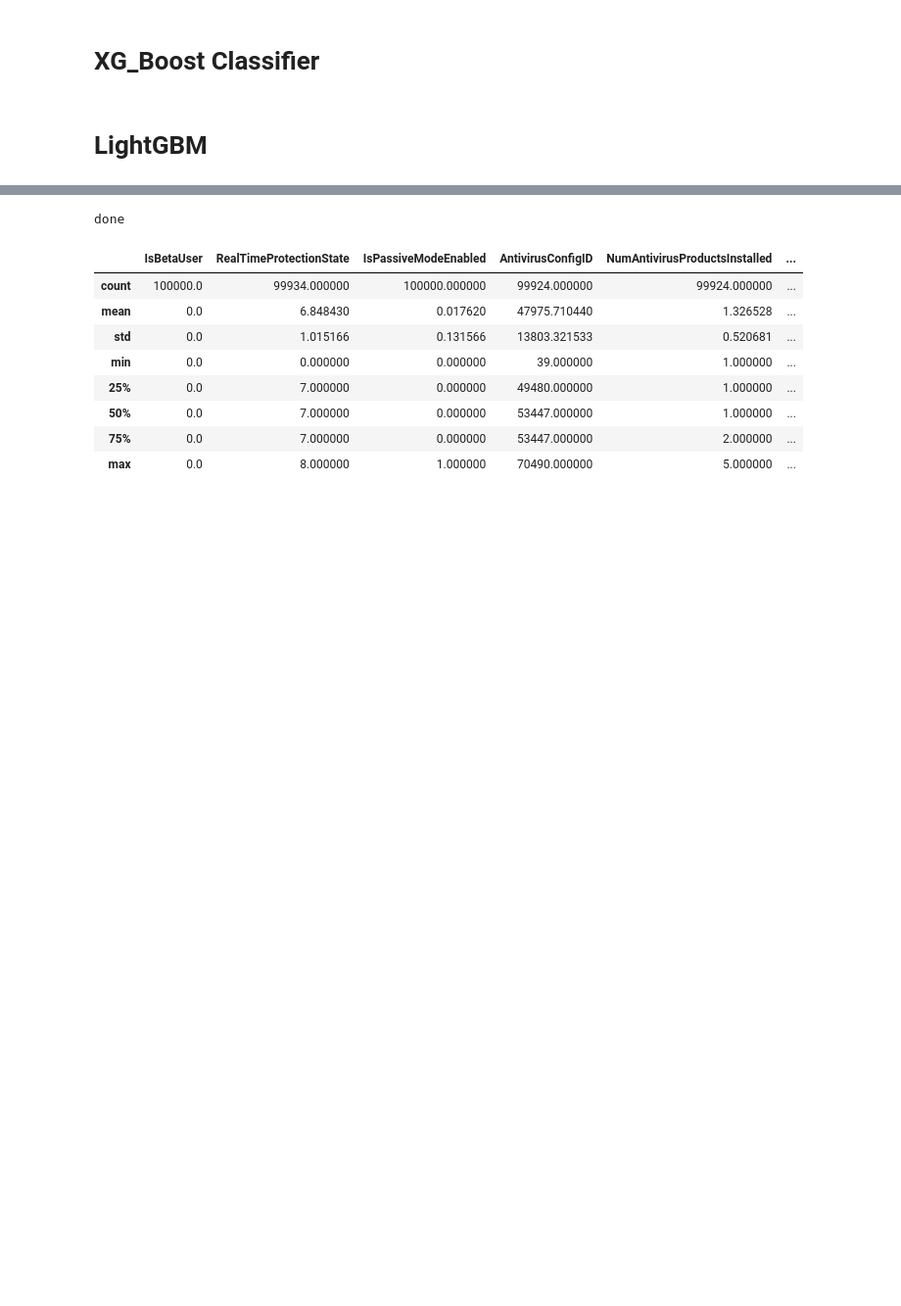
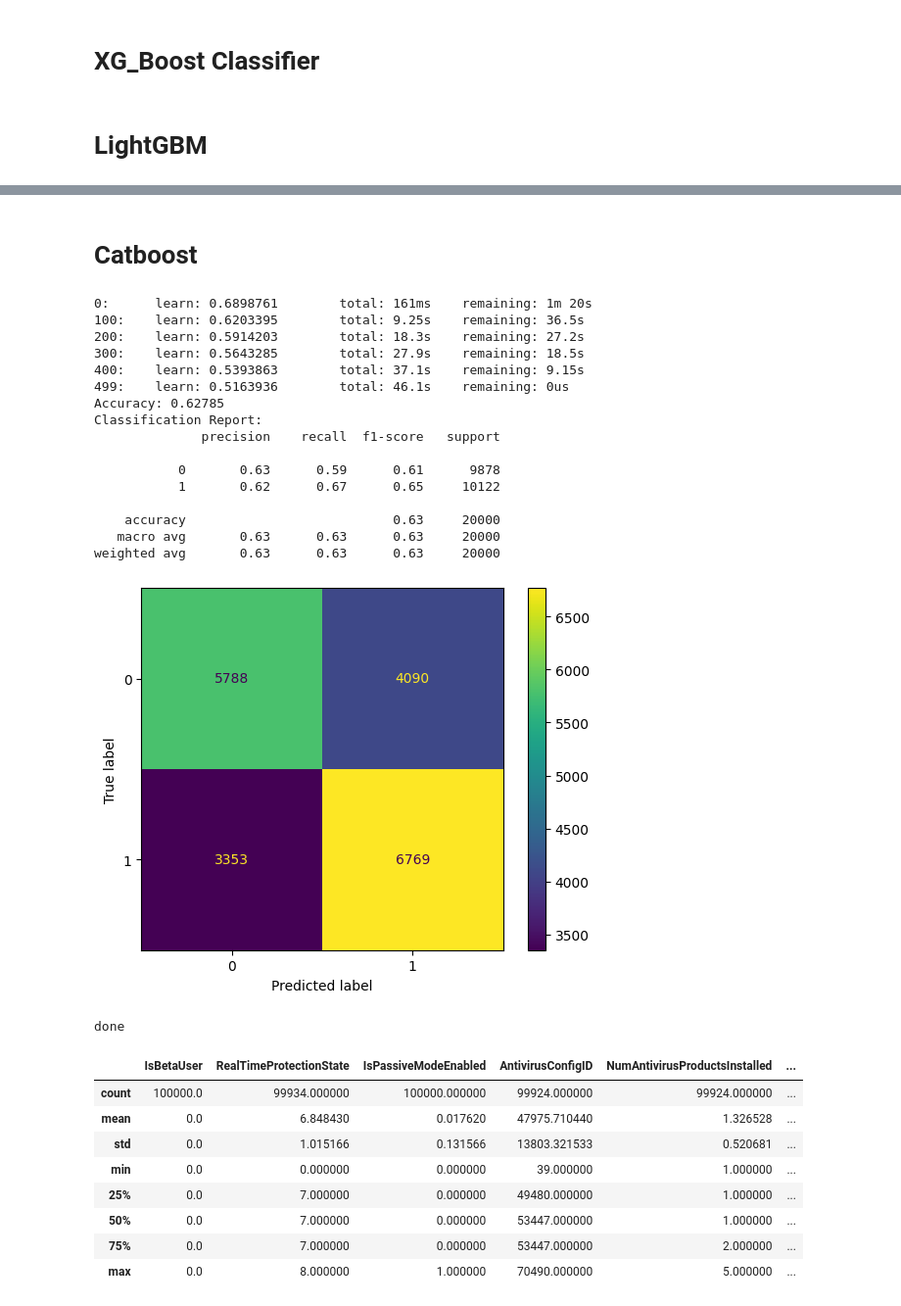
Before and after one commit to rohitblpprajapat/MLP, a Jupyter notebook: 22f1001536-notebook-t12025.ipynb, the cells around one changed output, grey strips where cells are left out. Shown: that part at 98% size. Cells and saved outputs as stored; diff of their text form; code cells hidden in the pictures; blank space fills up the shorter version.

```diff
--- a/22f1001536-notebook-t12025.ipynb
+++ b/22f1001536-notebook-t12025.ipynb
@@ -211,14 +191,68 @@ weighted avg       0.63      0.63      0.63     20000
 # %%
-# Submission
+# # Submission
 
-pred = lgbm_model.predict(test_data_preprocessed)
-submission = pd.DataFrame({'id': range(10000),
-                          'target': pred})
+# pred = lgbm_model.predict(test_data_preprocessed)
+# submission = pd.DataFrame({'id': range(10000),
+#                           'target': pred})
 
-submission.to_csv("submission.csv", index=False)
-print("done")
+# submission.to_csv("submission.csv", index=False)
+# print("done")
-# %% [output]
-done
+# %% [markdown]
+# Catboost
+# %%
+from catboost import CatBoostClassifier
+import matplotlib.pyplot as plt
+from sklearn.metrics import accuracy_score, classification_report, confusion_matrix, ConfusionMatrixDisplay
+
+# Initialize and train the CatBoost model
+cat_model = CatBoostClassifier(iterations=500, learning_rate=0.05, depth=10, random_state=42, verbose=100)
+cat_model.fit(X_train, y_train)
+
+# Make predictions
+y_pred = cat_model.predict(X_test)
+
+# Evaluate the model
+accuracy = accuracy_score(y_test, y_pred)
+report = classification_report(y_test, y_pred)
+
+print(f'Accuracy: {accuracy}')
+print('Classification Report:')
+print(report)
+
+# Confusion Matrix
+cm = confusion_matrix(y_test, y_pred)
+disp = ConfusionMatrixDisplay(confusion_matrix=cm, display_labels=cat_model.classes_)
+disp.plot()
+plt.show()
+# %% [output]
+0:      learn: 0.6898761        total: 161ms    remaining: 1m 20s
+100:    learn: 0.6203395        total: 9.25s    remaining: 36.5s
+200:    learn: 0.5914203        total: 18.3s    remaining: 27.2s
+300:    learn: 0.5643285        total: 27.9s    remaining: 18.5s
+400:    learn: 0.5393863        total: 37.1s    remaining: 9.15s
+499:    learn: 0.5163936        total: 46.1s    remaining: 0us
+Accuracy: 0.62785
+Classification Report:
+              precision    recall  f1-score   support
+
+           0       0.63      0.59      0.61      9878
+           1       0.62      0.67      0.65     10122
+
+    accuracy                           0.63     20000
+   macro avg       0.63      0.63      0.63     20000
+weighted avg       0.63      0.63      0.63     20000
+[figure, added]
+# %%
+# Submission
+
+pred = cat_model.predict(test_data_preprocessed)
+submission = pd.DataFrame({'id': range(10000),
+                          'target': pred})
+
+submission.to_csv("submission.csv", index=False)
+print("done")
+# %% [output]
+done
 # %%
 # pd.DataFrame(train_data.isna().sum())
 # %%
```
Also changed, not shown: parts of 1 cell of this notebook.
